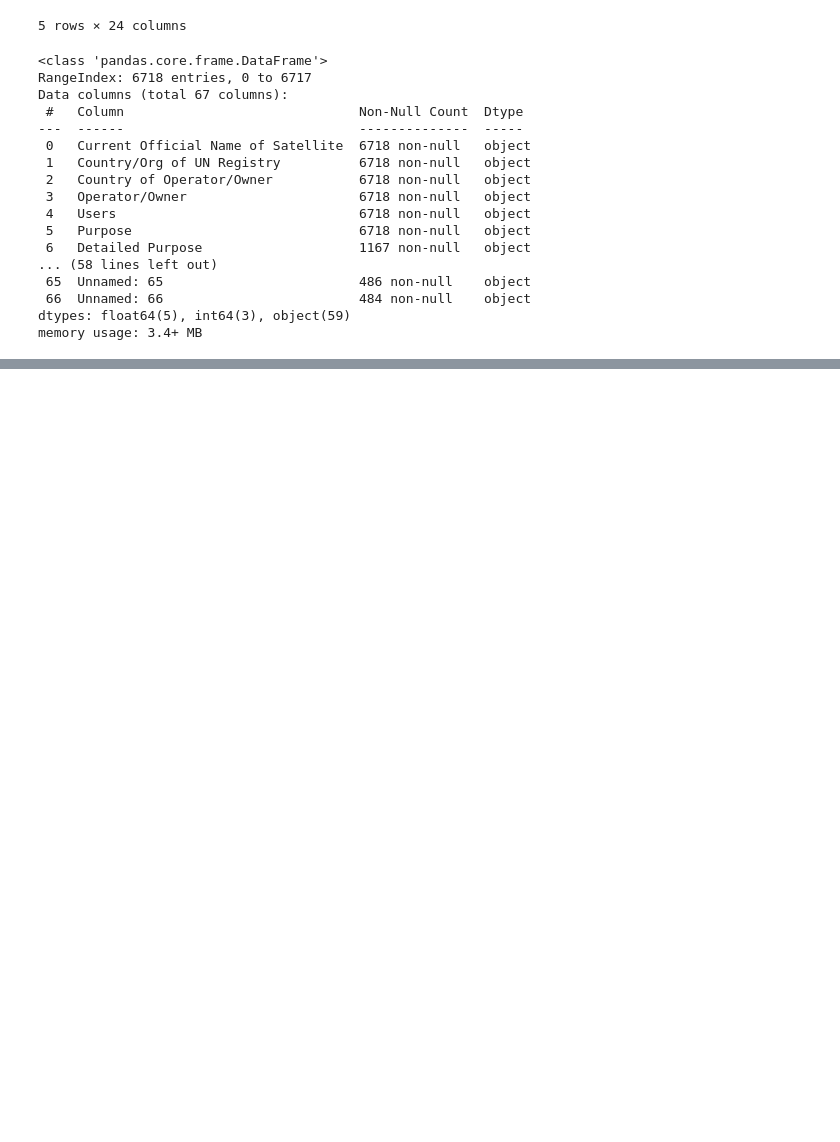
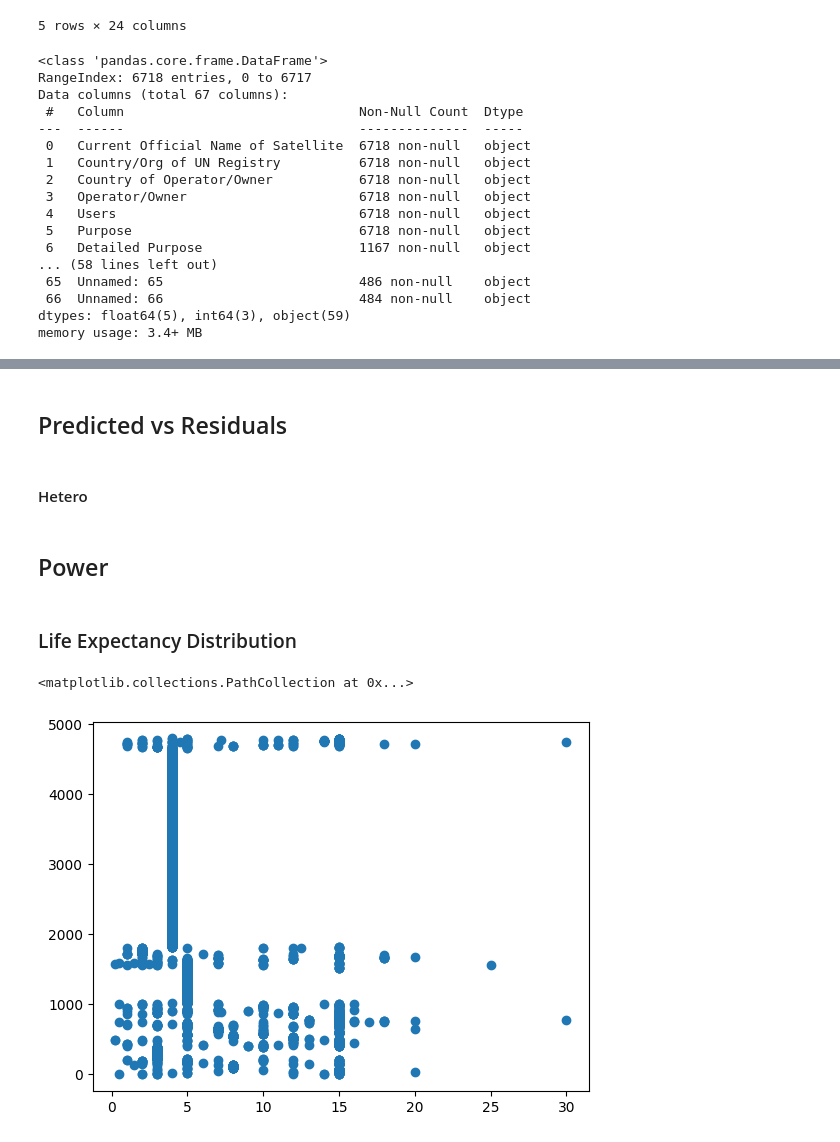
Before and after one commit to RobTheRobber/CO_Housing, a Jupyter notebook: exploration.ipynb, the cells around one changed output, grey strips where cells are left out. Cells and saved outputs as stored; diff of their text form; code cells hidden in the pictures; blank space fills up the shorter version.

```diff
--- a/exploration.ipynb
+++ b/exploration.ipynb
@@ -57,0 +263,13 @@ Name: Country of Operator/Owner, Length: 104, dtype: int64
+# %% [markdown]
+## Predicted vs Residuals
+# %% [markdown]
+#### Hetero
+# %% [markdown]
+## Power
+# %% [markdown]
+### Life Expectancy Distribution
+# %%
+plt.scatter(y, range(len(y)))
+# %% [output]
+<matplotlib.collections.PathCollection at 0x...>
+[figure, added]
```
Also changed, not shown: parts of 23 cells of this notebook, 19 other files.
